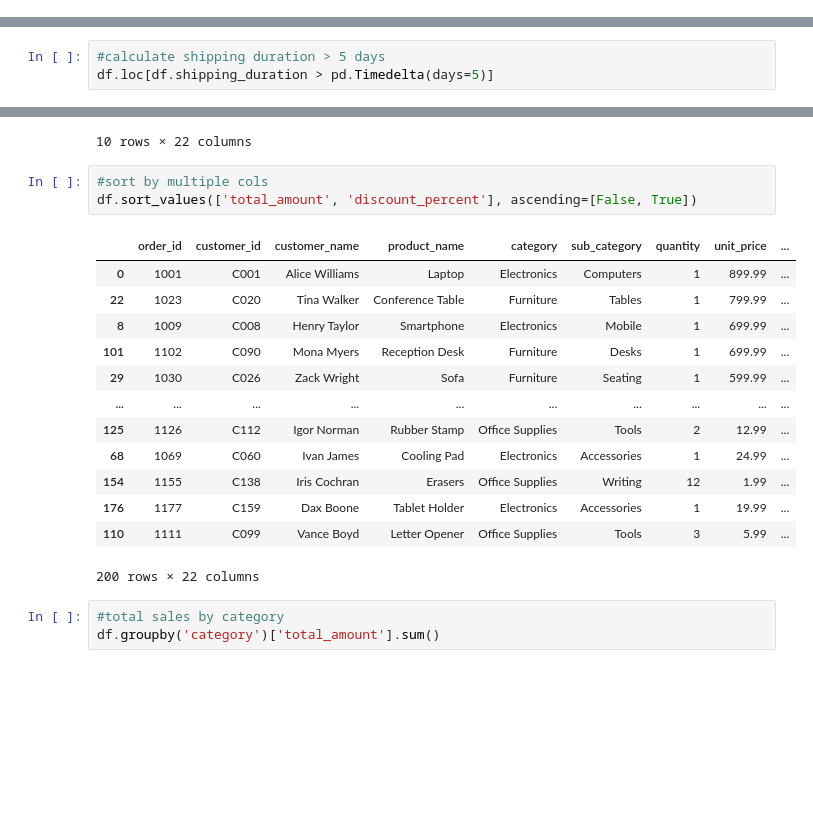
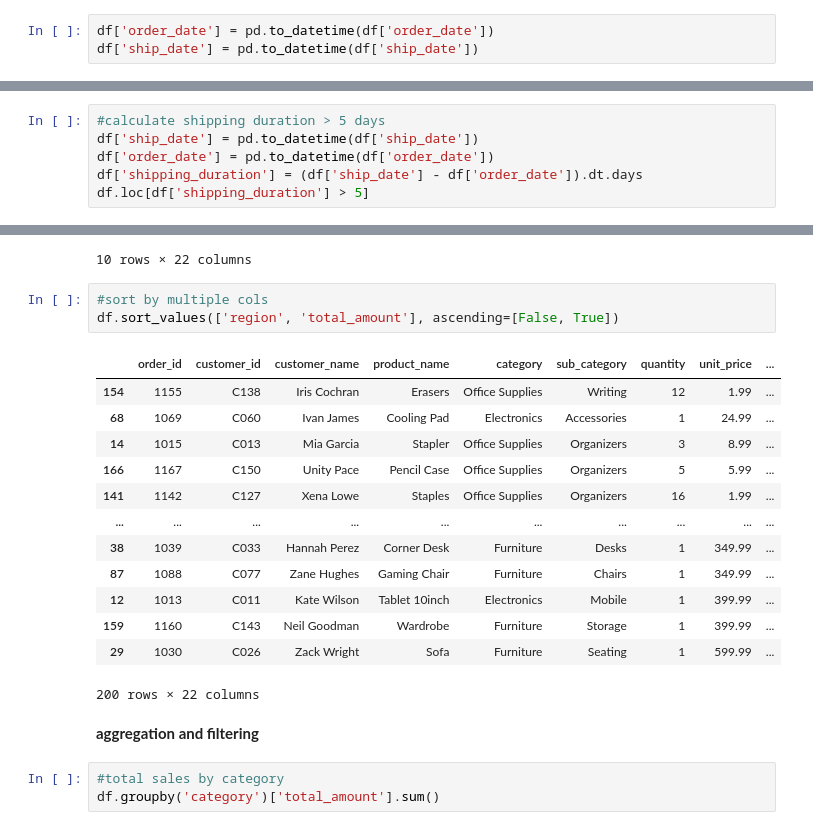
Before and after one commit to Swastika-Roy/Python-concepts, a Jupyter notebook: dataAnalysis.ipynb, the cells around one changed output, grey strips where cells are left out. Saved outputs shown, nothing was run; the diff lists cells and outputs as text; blank space fills up the shorter version.

```diff
--- a/dataAnalysis.ipynb
+++ b/dataAnalysis.ipynb
@@ -526,0 +535,3 @@ df.loc[df.state.isin(['New York','California'])]
+# %%
+df['order_date'] = pd.to_datetime(df['order_date'])
+df['ship_date'] = pd.to_datetime(df['ship_date'])
@@ -572,6 +577,9 @@ df.loc[df.order_date.str.startswith('2023-03')]
 # %%
 #calculate shipping duration > 5 days
-df.loc[df.shipping_duration > pd.Timedelta(days=5)]
+df['ship_date'] = pd.to_datetime(df['ship_date'])
+df['order_date'] = pd.to_datetime(df['order_date'])
+df['shipping_duration'] = (df['ship_date'] - df['order_date']).dt.days
+df.loc[df['shipping_duration'] > 5]
 # %% [output]
 |  | order_id | customer_id | customer_name | product_name | category | sub_category | quantity | unit_price | ... |
 0 rows × 22 columns
@@ -609,21 +625,23 @@ df.nsmallest(10, 'total_amount')
 10 rows × 22 columns
 # %%
 #sort by multiple cols
-df.sort_values(['total_amount', 'discount_percent'], ascending=[False, True])
+df.sort_values(['region', 'total_amount'], ascending=[False, True])
 # %% [output]
 |  | order_id | customer_id | customer_name | product_name | category | sub_category | quantity | unit_price | ... |
-| 0 | 1001 | C001 | Alice Williams | Laptop | Electronics | Computers | 1 | 899.99 | ... |
-| 22 | 1023 | C020 | Tina Walker | Conference Table | Furniture | Tables | 1 | 799.99 | ... |
-| 8 | 1009 | C008 | Henry Taylor | Smartphone | Electronics | Mobile | 1 | 699.99 | ... |
-| 101 | 1102 | C090 | Mona Myers | Reception Desk | Furniture | Desks | 1 | 699.99 | ... |
+| 154 | 1155 | C138 | Iris Cochran | Erasers | Office Supplies | Writing | 12 | 1.99 | ... |
+| 68 | 1069 | C060 | Ivan James | Cooling Pad | Electronics | Accessories | 1 | 24.99 | ... |
+| 14 | 1015 | C013 | Mia Garcia | Stapler | Office Supplies | Organizers | 3 | 8.99 | ... |
+| 166 | 1167 | C150 | Unity Pace | Pencil Case | Office Supplies | Organizers | 5 | 5.99 | ... |
+| 141 | 1142 | C127 | Xena Lowe | Staples | Office Supplies | Organizers | 16 | 1.99 | ... |
+| ... | ... | ... | ... | ... | ... | ... | ... | ... | ... |
+| 38 | 1039 | C033 | Hannah Perez | Corner Desk | Furniture | Desks | 1 | 349.99 | ... |
+| 87 | 1088 | C077 | Zane Hughes | Gaming Chair | Furniture | Chairs | 1 | 349.99 | ... |
+| 12 | 1013 | C011 | Kate Wilson | Tablet 10inch | Electronics | Mobile | 1 | 399.99 | ... |
+| 159 | 1160 | C143 | Neil Goodman | Wardrobe | Furniture | Storage | 1 | 399.99 | ... |
 | 29 | 1030 | C026 | Zack Wright | Sofa | Furniture | Seating | 1 | 599.99 | ... |
-| ... | ... | ... | ... | ... | ... | ... | ... | ... | ... |
-| 125 | 1126 | C112 | Igor Norman | Rubber Stamp | Office Supplies | Tools | 2 | 12.99 | ... |
-| 68 | 1069 | C060 | Ivan James | Cooling Pad | Electronics | Accessories | 1 | 24.99 | ... |
-| 154 | 1155 | C138 | Iris Cochran | Erasers | Office Supplies | Writing | 12 | 1.99 | ... |
-| 176 | 1177 | C159 | Dax Boone | Tablet Holder | Electronics | Accessories | 1 | 19.99 | ... |
-| 110 | 1111 | C099 | Vance Boyd | Letter Opener | Office Supplies | Tools | 3 | 5.99 | ... |
 200 rows × 22 columns
+# %% [markdown]
+**aggregation and filtering**
 # %%
 #total sales by category
 df.groupby('category')['total_amount'].sum()
```
Also changed, not shown: parts of 19 cells of this notebook.
